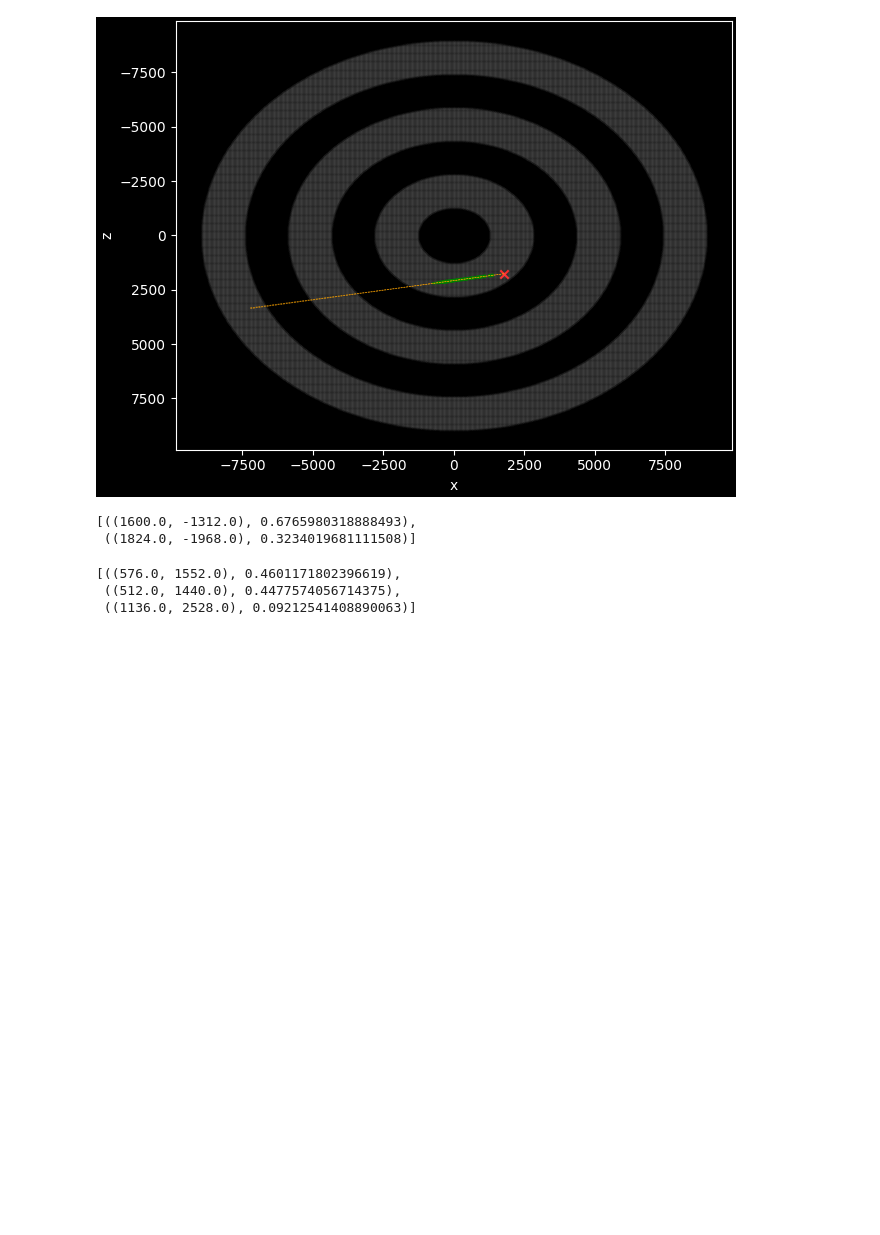
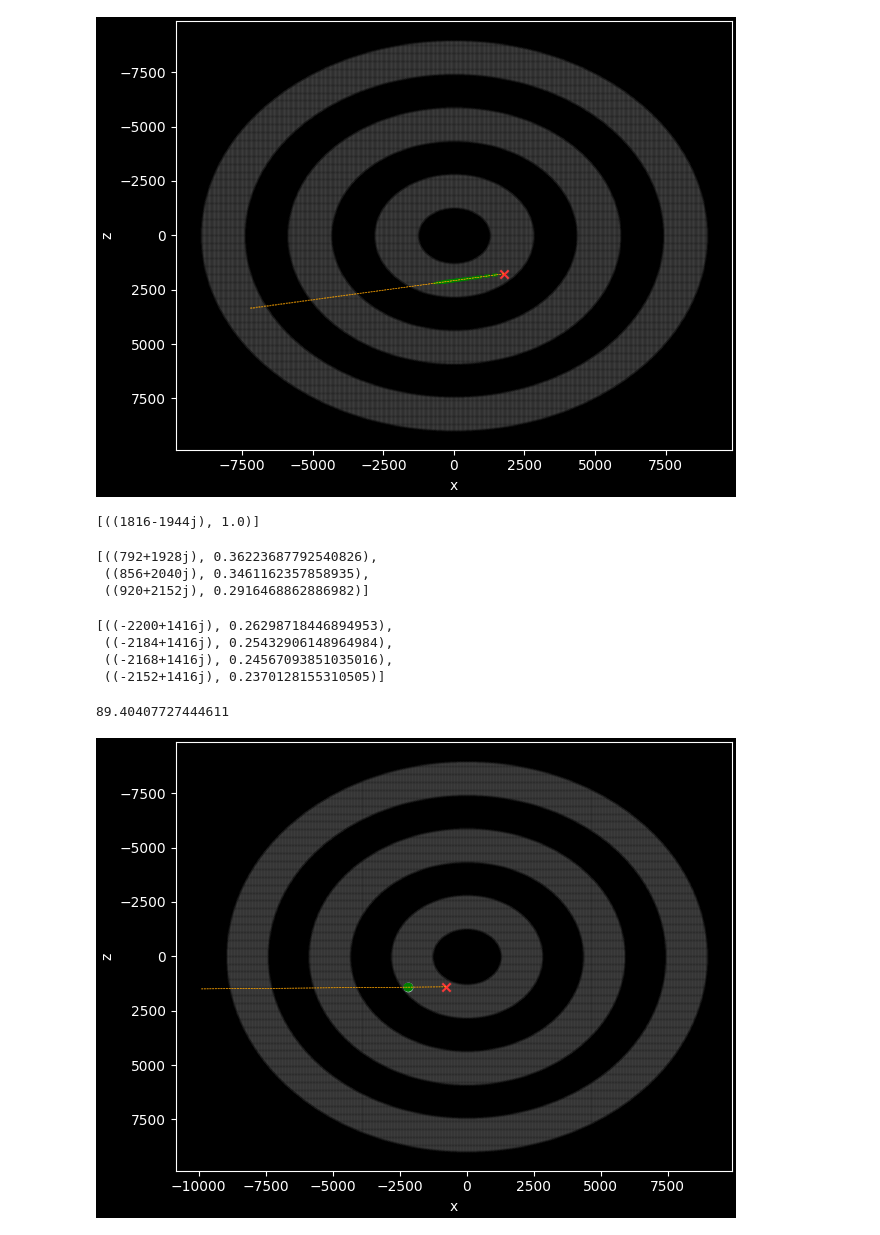
Before and after one commit to badooga/strongholds, a Jupyter notebook: 5. predict.ipynb, the cells around one changed output. Cells and saved outputs as stored; diff of their text form; code cells hidden in the pictures; blank space fills up the shorter version.

Commit message:
add center, fix plot

```diff
--- a/5. predict.ipynb
+++ b/5. predict.ipynb
@@ -11,7 +11,7 @@ fixed_rng = np.random.default_rng(0)
 # %%
 heatmap = strongholds.generation_heatmap(2*10**5, ring_nums=range(3), rng=fixed_rng, concatenate=False)
 
-grid = strongholds.generation_grid(range(3))
+grid = strongholds.generation_grid(range(3), center=True)
 # %%
 predict = strongholds.Predict(grid=grid, heatmap=heatmap, rng=fixed_rng)
 predict.add_throw(strongholds.Coordinates.from_polar(2500, np.pi/4), 80, 0.1)
@@ -46,13 +46,36 @@ predict2 = strongholds.Predict(grid=grid, heatmap=heatmap, rng=fixed_rng)
 predict2.add_throw(strongholds.Coordinates.from_rect(1199.63, -139.09), -161.14926034190884, 0.00506611661506895)
 predict2.cumulative_probs.view()
 # %% [output]
-[((1600.0, -1312.0), 0.6765980318888493),
- ((1824.0, -1968.0), 0.3234019681111508)]
+[((1816-1944j), 1.0)]
 # %%
 predict3 = strongholds.Predict(grid=grid, heatmap=heatmap, rng=fixed_rng)
 predict3.add_throw(strongholds.Coordinates.from_rect(85.65, 696.62), -29.83, 1e-2)
 predict3.cumulative_probs.view()
 # %% [output]
-[((576.0, 1552.0), 0.4601171802396619),
- ((512.0, 1440.0), 0.4477574056714375),
- ((1136.0, 2528.0), 0.09212541408890063)]
+[((792+1928j), 0.36223687792540826),
+ ((856+2040j), 0.3461162357858935),
+ ((920+2152j), 0.2916468862886982)]
+# %%
+predict4 = strongholds.Predict(grid=grid, heatmap=heatmap, rng=fixed_rng)
+predict4.add_throw(strongholds.Coordinates.from_rect(-770.7, 1401.3), 89.40, 0.012)
+predict4.cumulative_probs.view()
+# %% [output]
+[((-2200+1416j), 0.26298718446894953),
+ ((-2184+1416j), 0.25432906148964984),
+ ((-2168+1416j), 0.24567093851035016),
+ ((-2152+1416j), 0.2370128155310505)]
+# %%
+p = strongholds.Coordinates.from_rect(-770.7, 1401.3)
+s = strongholds.Coordinates.from_chunk(-137, 88, center=True)
+p.relative_to(s).yrot
+# %% [output]
+89.40407727444611
+# %%
+%matplotlib widget
+fig2, ax2 = mplt.xz_subplots()
+
+ax2.scatter(s.x, s.z)
+
+plots = predict4.plot_throws(fig2, ax2)
+# %% [output]
+[figure, added]
```
Also changed, not shown: parts of 3 cells of this notebook, 3 other files.
